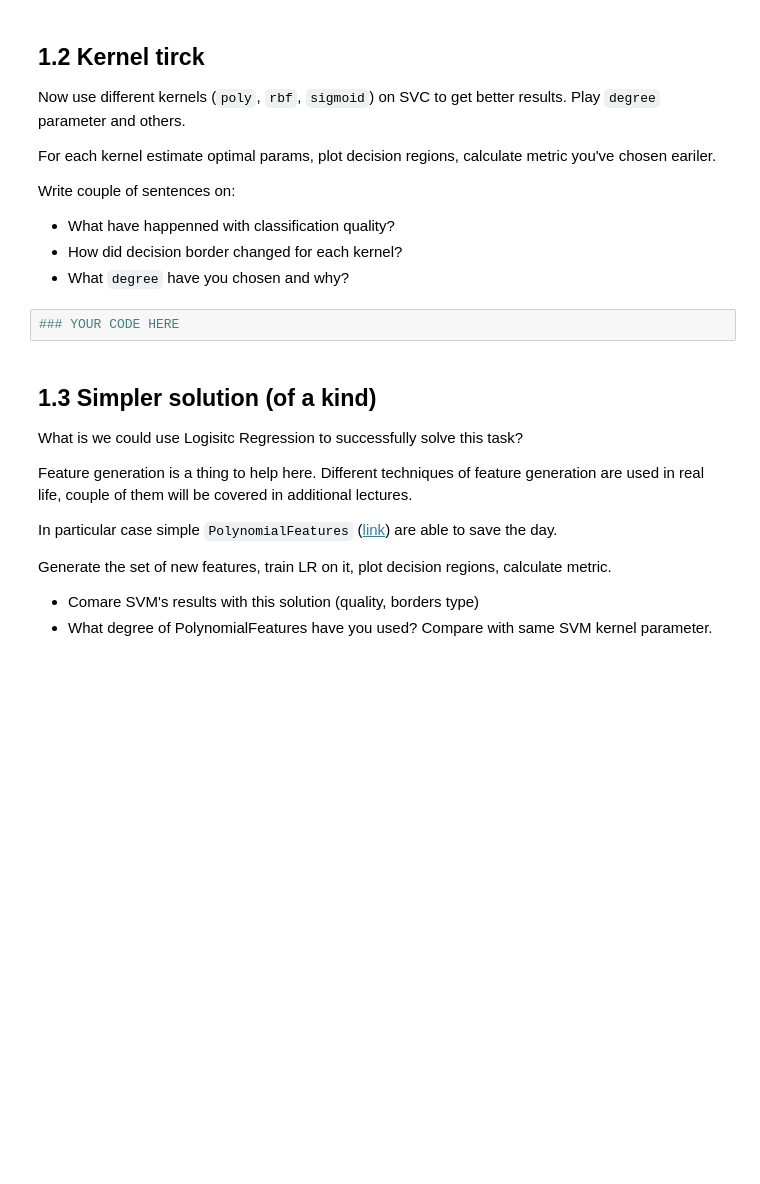
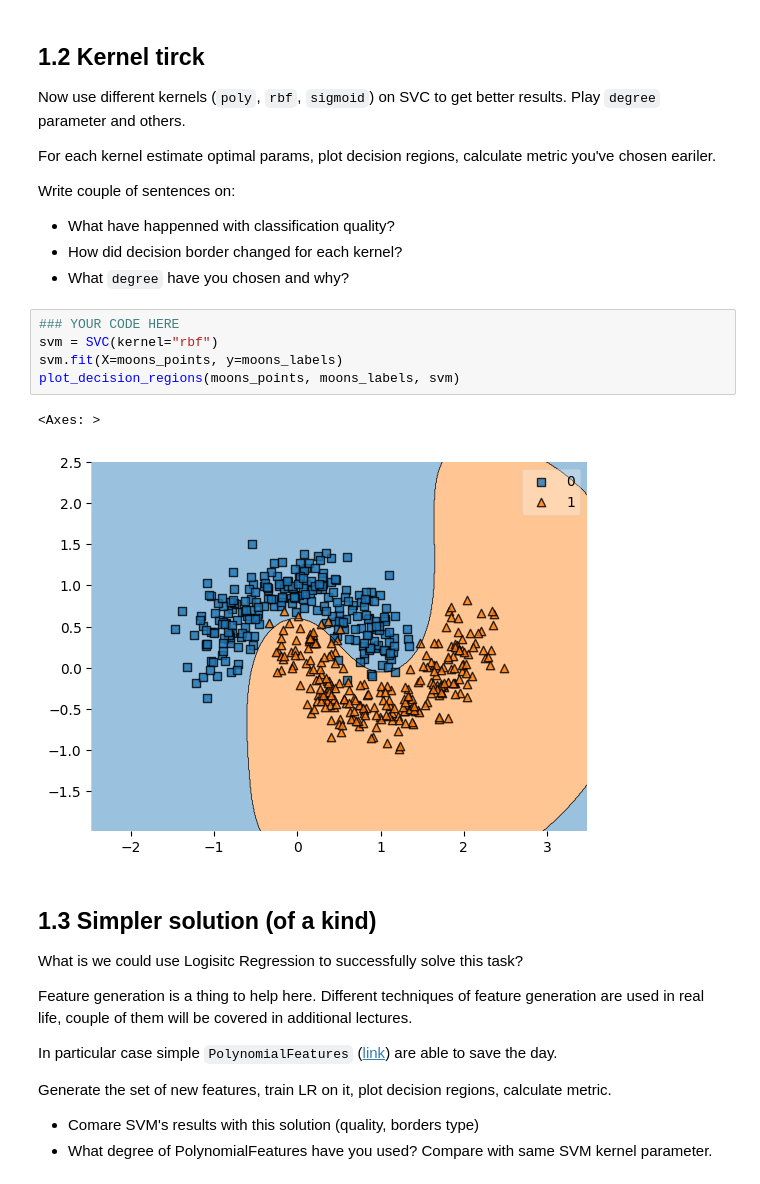
Before and after one commit to NMashalov/GirafeMLAutumn2024, a Jupyter notebook: homeworks/lab01_ml_pipeline/lab01_part3_svm_kernels.ipynb, the cells around one changed output. Drawn from its saved outputs; the diff is of its cells as text; blank space fills up the shorter version.

```diff
--- a/homeworks/lab01_ml_pipeline/lab01_part3_svm_kernels.ipynb
+++ b/homeworks/lab01_ml_pipeline/lab01_part3_svm_kernels.ipynb
@@ -66,8 +67,14 @@ Write couple of sentences on:
 * What have happenned with classification quality?
 * How did decision border changed for each kernel?
 * What `degree` have you chosen and why?
-# %%
-### YOUR CODE HERE
+# %%
+### YOUR CODE HERE
+svm = SVC(kernel="rbf")
+svm.fit(X=moons_points, y=moons_labels)
+plot_decision_regions(moons_points, moons_labels, svm)
+# %% [output]
+<Axes: >
+[figure, added]
 # %% [markdown]
 ## 1.3 Simpler solution (of a kind)
 What is we could use Logisitc Regression to successfully solve this task?
```
Also changed, not shown: parts of 8 cells of this notebook, 7 other files.
